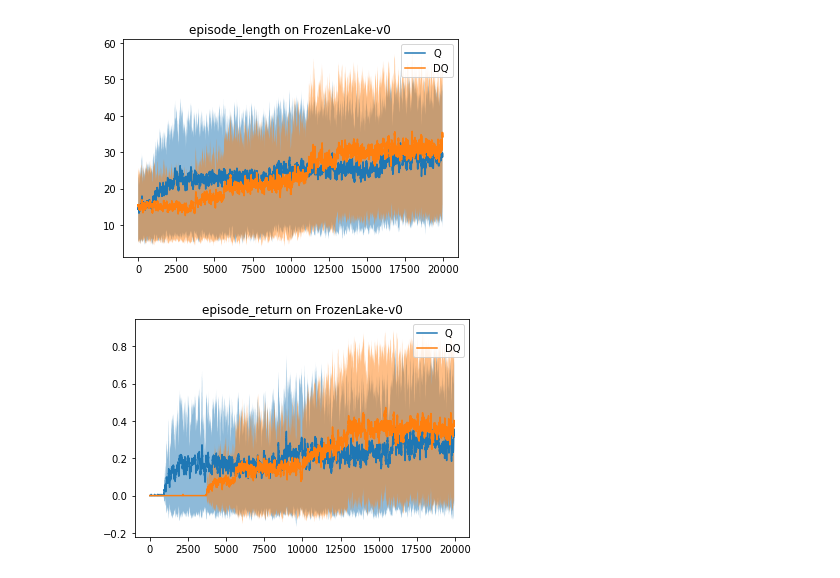
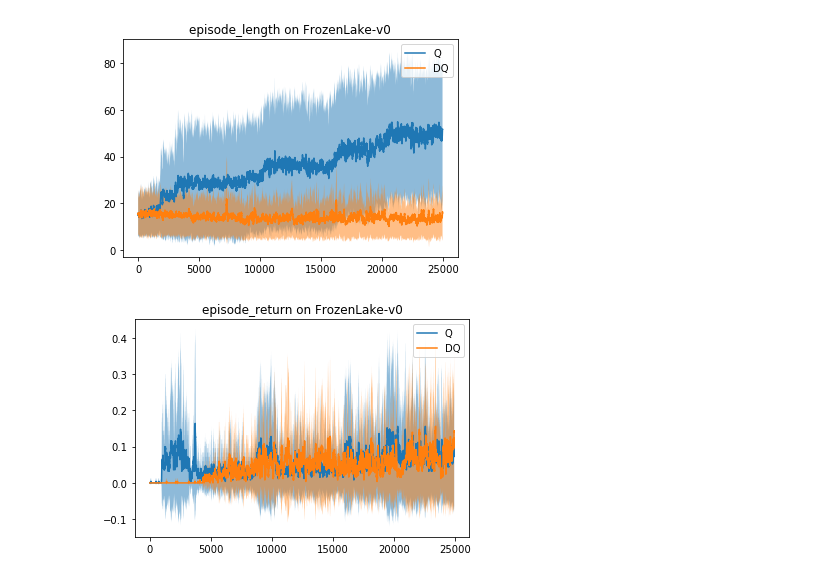
Before and after one commit to LysanderdeJong/RL-MiniProject, a Jupyter notebook: basic_experiments.ipynb, the cells around one changed output. Drawn from its saved outputs; the diff is of its cells as text; code cells hidden in the pictures.

```diff
--- a/basic_experiments.ipynb
+++ b/basic_experiments.ipynb
@@ -64,7 +113,7 @@ for i in results[keys[0]].keys():
 # %%
 env_name = 'FrozenLake-v0'
 environment  = gym.make(env_name)
-num_episodes = 20000
+num_episodes = 25000
 num_trails = 5
 
 results = defaultdict(lambda: defaultdict(list))
@@ -73,42 +122,42 @@ for i in range(num_trails):
     random.seed(i)
     Q_values, (episode_lengths, episode_returns) = run_experiment( environment,
                                                                    num_episodes,
-                                                                   discount_factor=.99,
+                                                                   discount_factor=1,
                                                                    alpha=0.5,
                                                                    epsilon=0.1,
                                                                    double=False,
                                                                    seed=i)
     results["Q"]["episode_length"].append(np.array(episode_lengths))
     results["Q"]["episode_return"].append(np.array(episode_returns))
 
     Q_values, (episode_lengths, episode_returns) = run_experiment( environment,
                                                                    num_episodes,
-                                                                   discount_factor=.99,
+                                                                   discount_factor=1,
                                                                    alpha=0.5,
                                                                    epsilon=0.1,
                                                                    double=True,
                                                                    seed=i)
     results["DQ"]["episode_length"].append(np.array(episode_lengths))
     results["DQ"]["episode_return"].append(np.array(episode_returns))
 
 for i in results.keys():
     for j in results[i].keys():
         array = np.array(results[i][j])
         results[i][j] = [array.mean(0), array.std(0)]
 
 keys = list(results.keys())
 for i in results[keys[0]].keys():
     for j in keys:
         mean = running_mean(results[j][i][0],50)
         std = running_mean(results[j][i][1],50)
         plt.plot(mean, label=f"{j}")
         plt.fill_between(range(len(mean)), mean-std, mean+std, alpha = 0.5)
     plt.legend()
     plt.title(f'{i} on {env_name}')
     plt.show()
 # %% [output]
-[figure, old version]
+[figure, new version]
-[figure, old version]
+[figure, new version]
 # %%
 env_name = 'Roulette-v0'
 environment  = gym.make(env_name)
```
Also changed, not shown: parts of 5 cells of this notebook, 1 other file.
